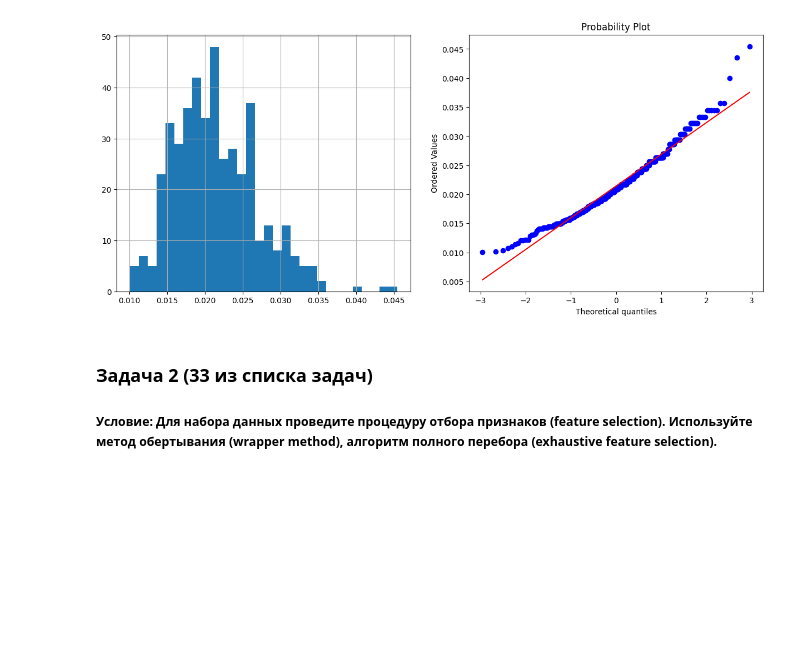
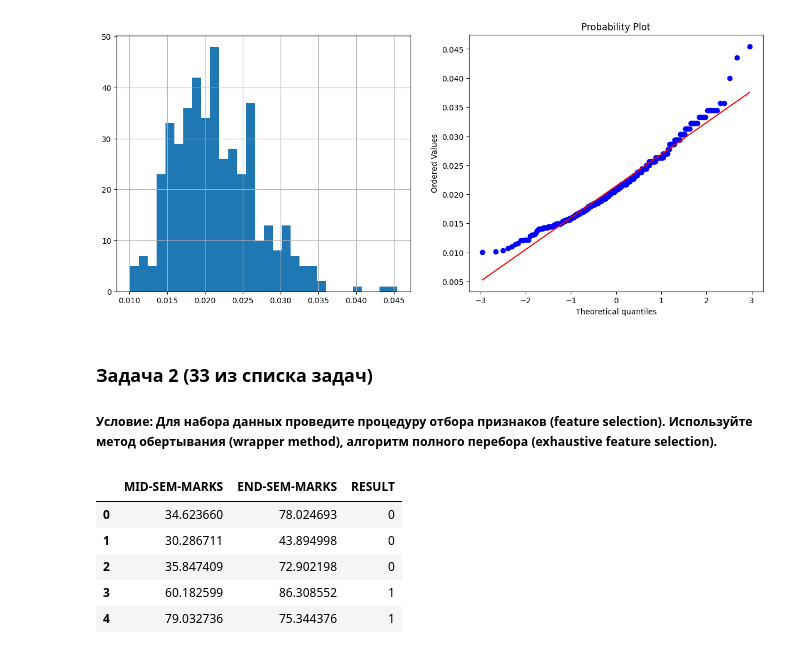
Before and after one commit to B0lver/MMO_Repo, a Jupyter notebook: Рубежные контроли/RK_1.ipynb, the cells around one changed output. Drawn from its saved outputs; the diff is of its cells as text; code cells hidden in the pictures; blank space fills up the shorter version.

```diff
--- a/Рубежные контроли/RK_1.ipynb
+++ b/Рубежные контроли/RK_1.ipynb
@@ -80,3 +85,13 @@ plt.show()
 # %% [markdown]
 ###  Задача 2 (33 из списка задач)
 ##### Условие: Для набора данных проведите процедуру отбора признаков (feature selection). Используйте метод обертывания (wrapper method), алгоритм полного перебора (exhaustive feature selection).
+# %%
+data_2 = pd.read_csv("marks.txt")
+data_2.head()
+# %% [output]
+|  | MID-SEM-MARKS | END-SEM-MARKS | RESULT |
+| 0 | 34.623660 | 78.024693 | 0 |
+| 1 | 30.286711 | 43.894998 | 0 |
+| 2 | 35.847409 | 72.902198 | 0 |
+| 3 | 60.182599 | 86.308552 | 1 |
+| 4 | 79.032736 | 75.344376 | 1 |
```
Also changed, not shown: parts of 11 cells of this notebook, 1 other file.
